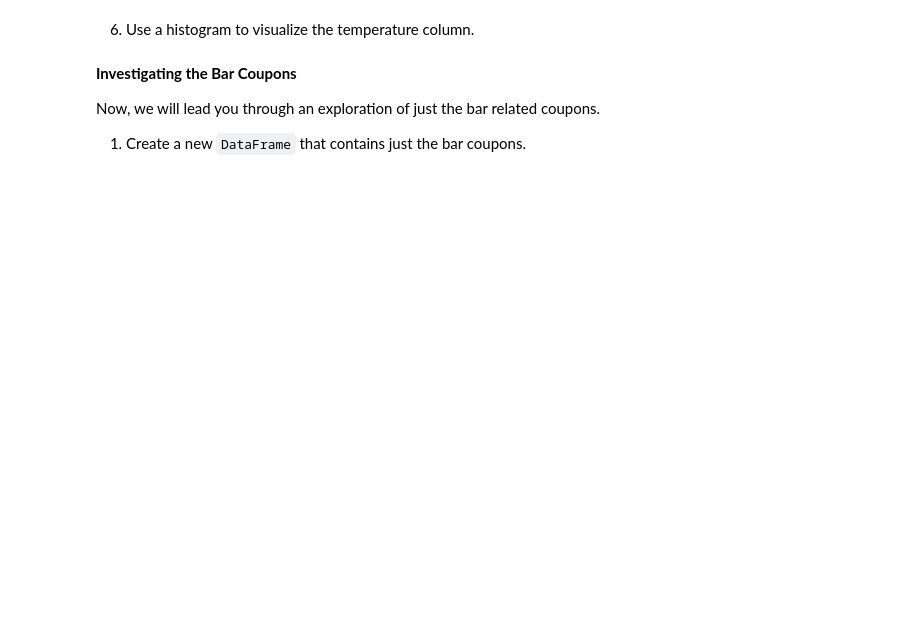
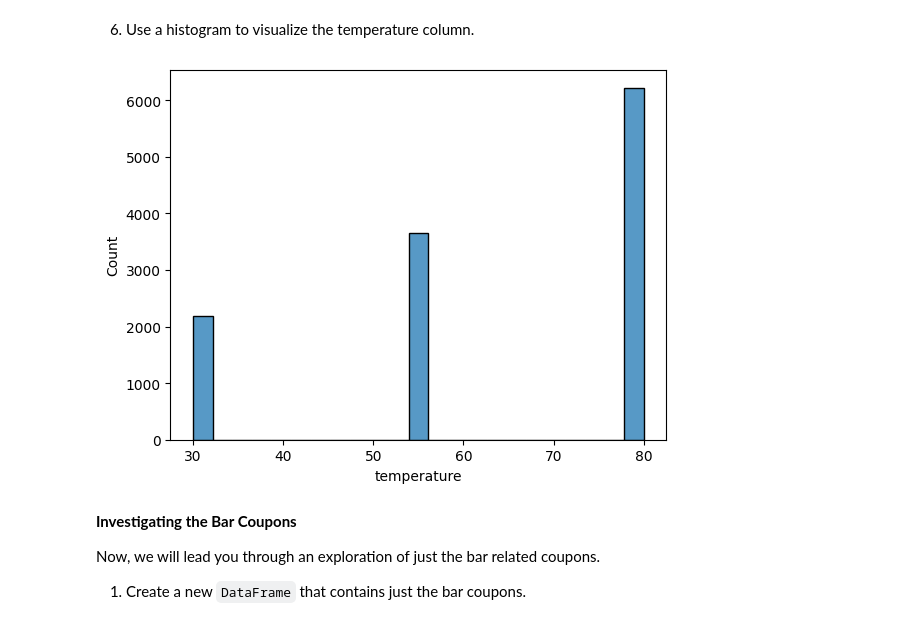
Before and after one commit to rosaisatbase/Berkeley, a Jupyter notebook: prompt.ipynb, the cells around one changed output. Drawn from its saved outputs; the diff is of its cells as text; code cells hidden in the pictures; blank space fills up the shorter version.

```diff
--- a/prompt.ipynb
+++ b/prompt.ipynb
@@ -125,5 +213,10 @@ data[data.query('car == ""')]
 # %% [markdown]
 6. Use a histogram to visualize the temperature column.
+# %%
+sns.histplot(data, x= 'temperature')
+plt.show()
+# %% [output]
+[figure, added]
 # %% [markdown]
 **Investigating the Bar Coupons**
 
```
Also changed, not shown: parts of 23 cells of this notebook.
